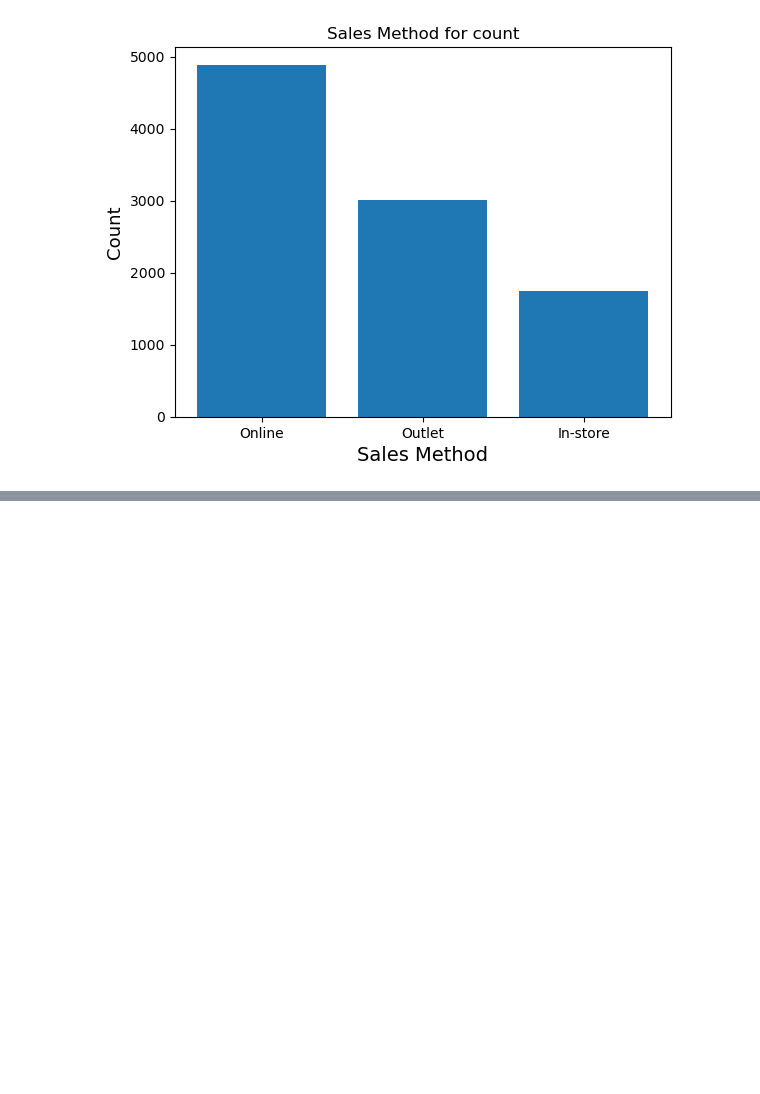
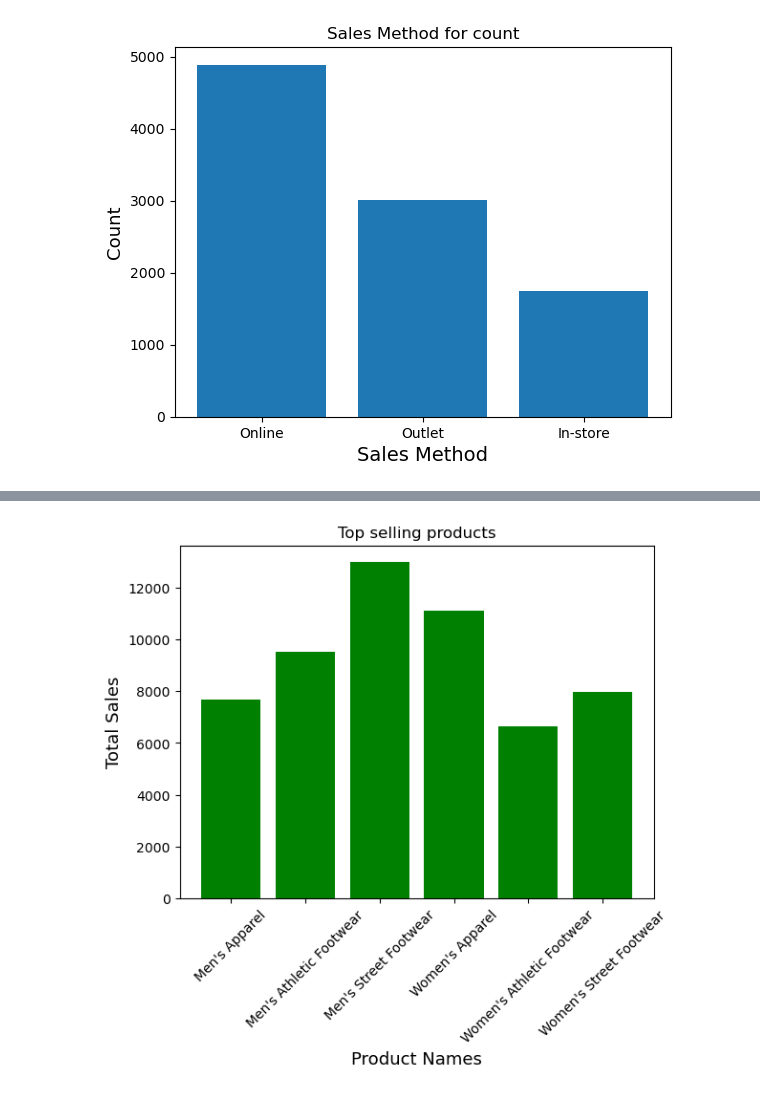
Before and after one commit to ibrahimFoud/project, a Jupyter notebook: cleaning.ipynb, the cells around one changed output, grey strips where cells are left out. Saved outputs shown, nothing was run; the diff lists cells and outputs as text; code cells hidden in the pictures; blank space fills up the shorter version.

```diff
--- a/cleaning.ipynb
+++ b/cleaning.ipynb
@@ -471,0 +475,3 @@ plt.show()
+# %%
+top_selling_products = data.groupby('Product')['Total Sales'].mean()
+top_selling_products
@@ -471,0 +487,12 @@ plt.show()
+# %%
+product = top_selling_products.index
+total_sales = top_selling_products.values
+# %%
+plt.bar( product,total_sales,color = "g")
+plt.xticks(rotation=45)
+plt.title("Top selling products")
+plt.xlabel("Product Names",fontsize = 13)
+plt.ylabel("Total Sales",fontsize = 13)
+plt.show()
+# %% [output]
+[figure, added]
```
Also changed, not shown: parts of 9 cells of this notebook.
